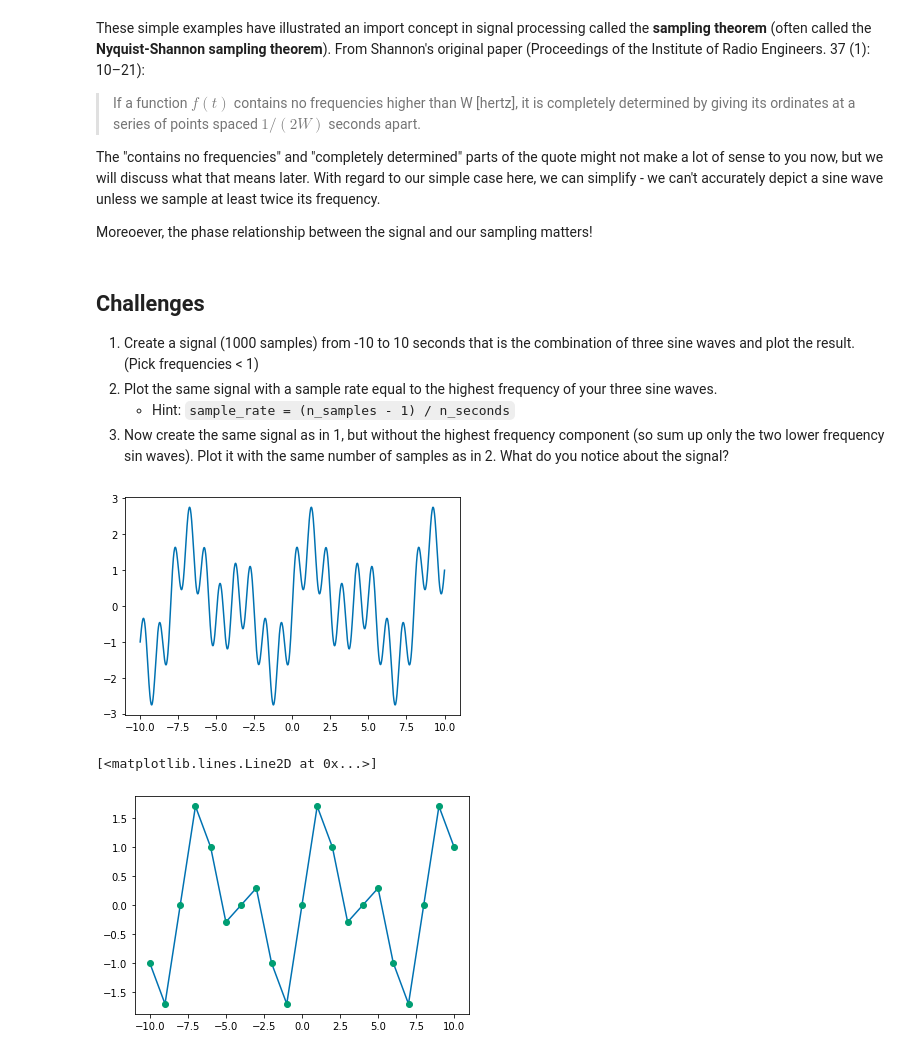
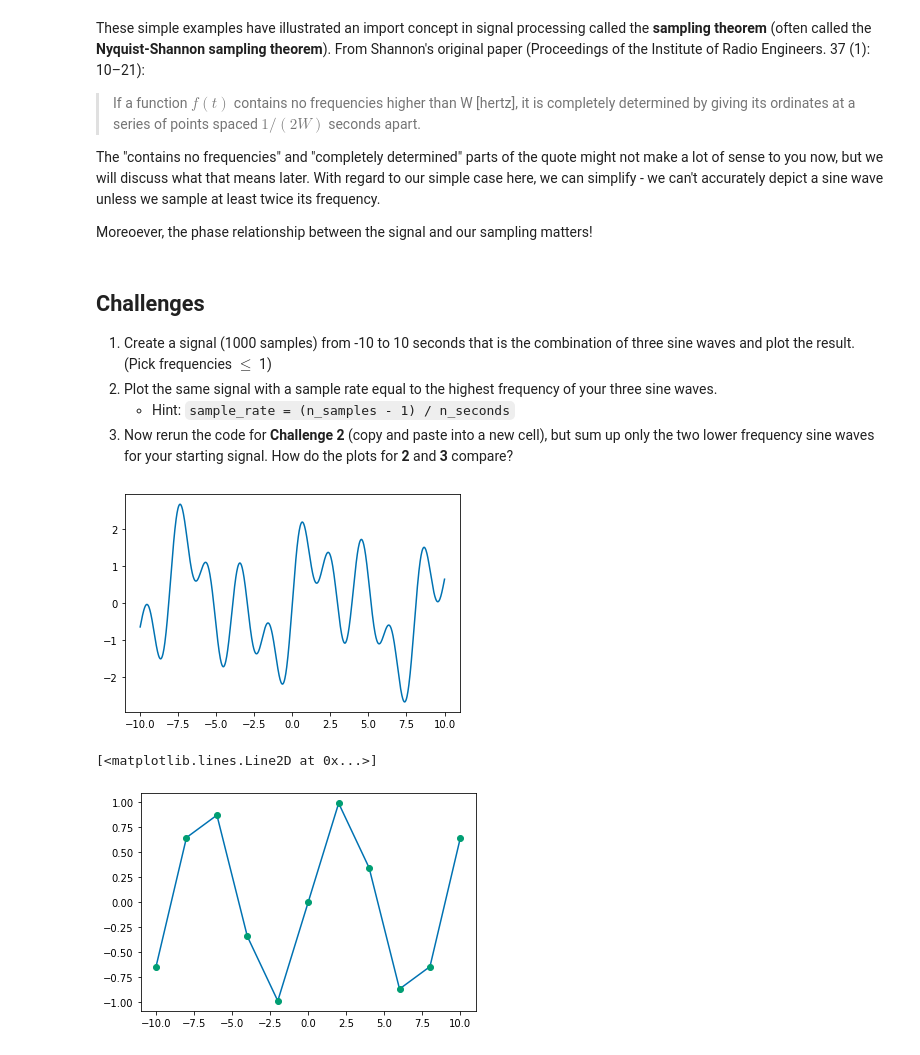
Before and after one commit to TheJacksonLaboratory/images-as-signals, a Jupyter notebook: lessons/1-Sampling_Theorem.ipynb, the cells around one changed output. Saved outputs shown, nothing was run; the diff lists cells and outputs as text; code cells hidden in the pictures.

```diff
--- a/lessons/1-Sampling_Theorem.ipynb
+++ b/lessons/1-Sampling_Theorem.ipynb
@@ -272,31 +272,31 @@ Moreoever, the phase relationship between the signal and our sampling matters!
 # %% [markdown]
 ## Challenges
 
-1. Create a signal (1000 samples) from -10 to 10 seconds that is the combination of three sine waves and plot the result. (Pick frequencies < 1)
+1. Create a signal (1000 samples) from -10 to 10 seconds that is the combination of three sine waves and plot the result. (Pick frequencies $\leq$ 1)
 2. Plot the same signal with a sample rate equal to the highest frequency of your three sine waves.
     - Hint: `sample_rate = (n_samples - 1) / n_seconds`
-3. Now create the same signal as in 1, but without the highest frequency component (so sum up only the two lower frequency sin waves). Plot it with the same number of samples as in 2. What do you notice about the signal?
+3. Now rerun the code for **Challenge 2** (copy and paste into a new cell), but sum up only the two lower frequency sine waves for your starting signal. How do the plots for **2** and **3** compare?
 # %%
-f = [1/8, 1/4, 1]
+f = [1/9, 1/4, 1/2]
 n_samples = 1000
 x = np.linspace(-10, 10, n_samples)
 y = [np.sin(x*freq*(2*np.pi)) for freq in f]
-y = np.array(y).sum(axis=0)
+y = np.sum(y, axis=0)
 
 plt.plot(x,y);
 # %% [output]
-[figure, old version]
+[figure, new version]
 # %%
-f = [1/8, 1/4, 1]
-sample_rate = 1
+f = [1/9, 1/4, 1/2]
+sample_rate = 1/2
 n_samples = sample_rate * 20 + 1
 x = np.linspace(-10, 10, n_samples)
 y = [np.sin(x*freq*(2*np.pi)) for freq in f]
-y = np.array(y).sum(axis=0)
+y = np.sum(y, axis=0)
 
 plt.plot(x,y)
 plt.plot(x,y, 'o')
 # %% [output]
 [<matplotlib.lines.Line2D at 0x...>]
-[figure, old version]
+[figure, new version]
 # %%
```
Also changed, not shown: parts of 7 cells of this notebook, 1 other file.
